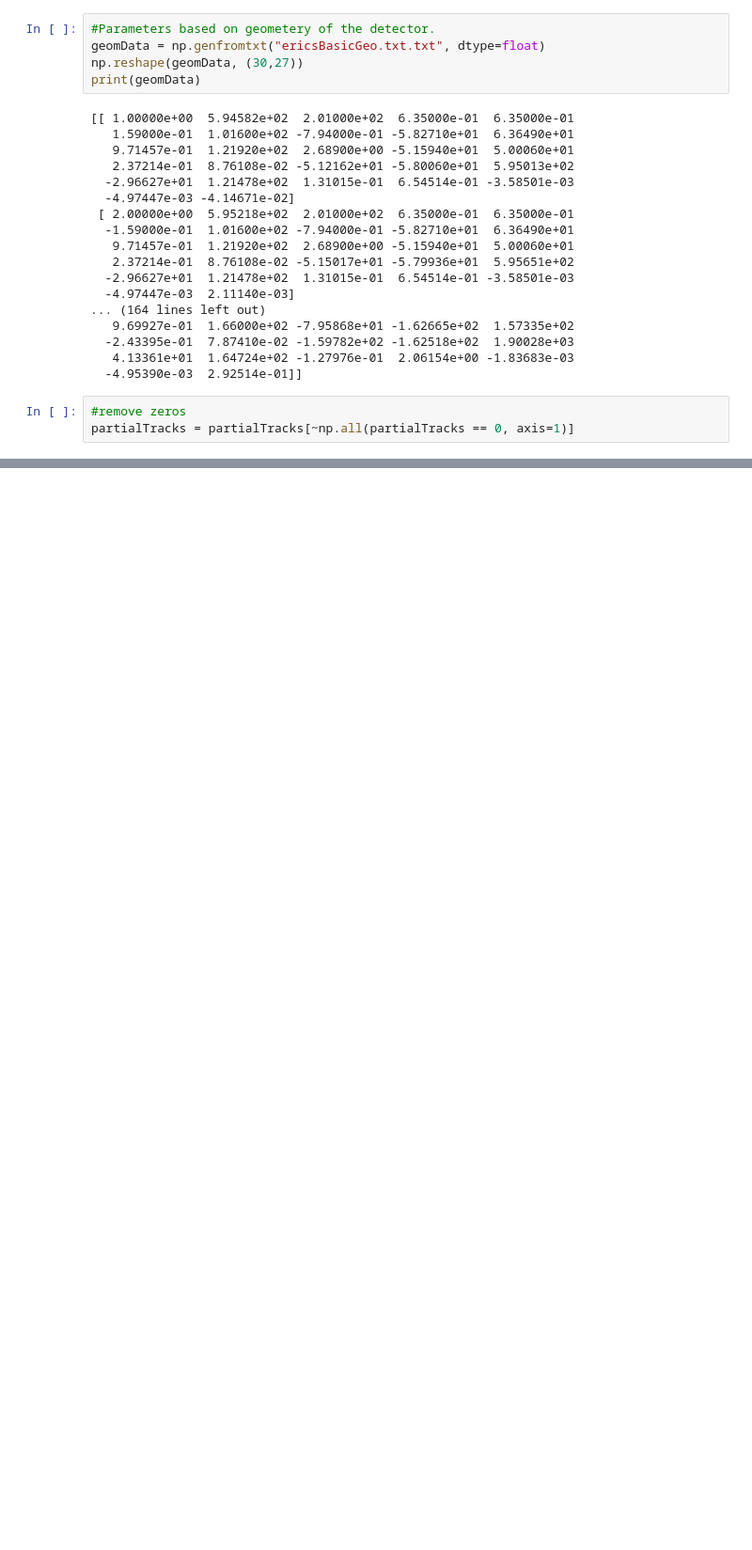
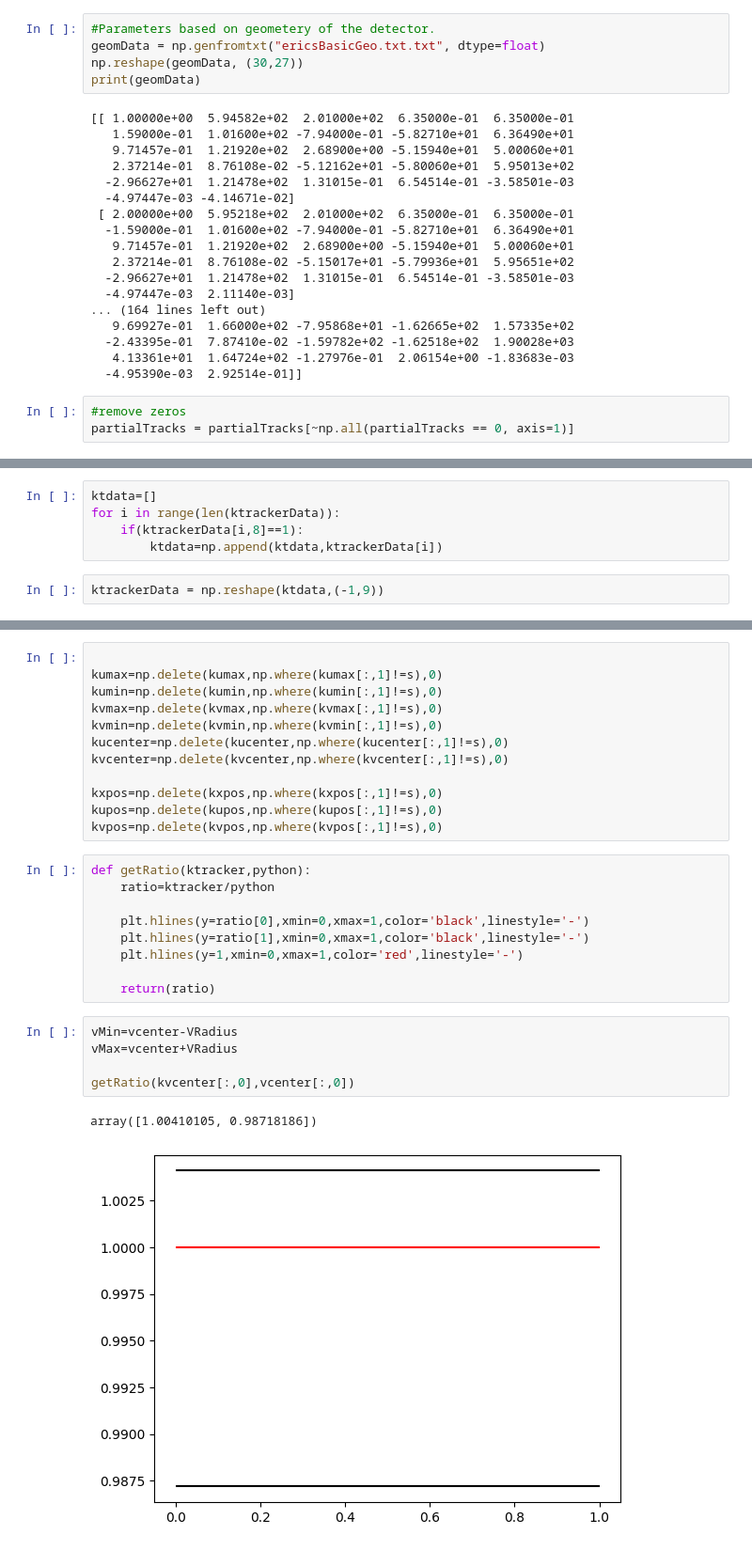
Before and after one commit to JayDanielsss/Jtracker, a Jupyter notebook: backgroundMinimizer.ipynb, the cells around one changed output, grey strips where cells are left out. Shown: that part at 94% size. Drawn from its saved outputs; the diff is of its cells as text; blank space fills up the shorter version.

```diff
--- a/backgroundMinimizer.ipynb
+++ b/backgroundMinimizer.ipynb
@@ -493,0 +826,7 @@ for i in range(10):
+# %%
+ktdata=[]
+for i in range(len(ktrackerData)):
+    if(ktrackerData[i,8]==1):
+        ktdata=np.append(ktdata,ktrackerData[i])
+# %%
+ktrackerData = np.reshape(ktdata,(-1,9))
@@ -493,0 +878,29 @@ for i in range(10):
+# %%
+
+kumax=np.delete(kumax,np.where(kumax[:,1]!=s),0)
+kumin=np.delete(kumin,np.where(kumin[:,1]!=s),0)
+kvmax=np.delete(kvmax,np.where(kvmax[:,1]!=s),0)
+kvmin=np.delete(kvmin,np.where(kvmin[:,1]!=s),0)
+kucenter=np.delete(kucenter,np.where(kucenter[:,1]!=s),0)
+kvcenter=np.delete(kvcenter,np.where(kvcenter[:,1]!=s),0)
+
+kxpos=np.delete(kxpos,np.where(kxpos[:,1]!=s),0)
+kupos=np.delete(kupos,np.where(kupos[:,1]!=s),0)
+kvpos=np.delete(kvpos,np.where(kvpos[:,1]!=s),0)
+# %%
+def getRatio(ktracker,python):
+    ratio=ktracker/python
+
+    plt.hlines(y=ratio[0],xmin=0,xmax=1,color='black',linestyle='-')
+    plt.hlines(y=ratio[1],xmin=0,xmax=1,color='black',linestyle='-')
+    plt.hlines(y=1,xmin=0,xmax=1,color='red',linestyle='-')
+
+    return(ratio)
+# %%
+vMin=vcenter-VRadius
+vMax=vcenter+VRadius
+
+getRatio(kvcenter[:,0],vcenter[:,0])
+# %% [output]
+array([1.00410105, 0.98718186])
+[figure, added]
```
Also changed, not shown: parts of 49 cells of this notebook.
